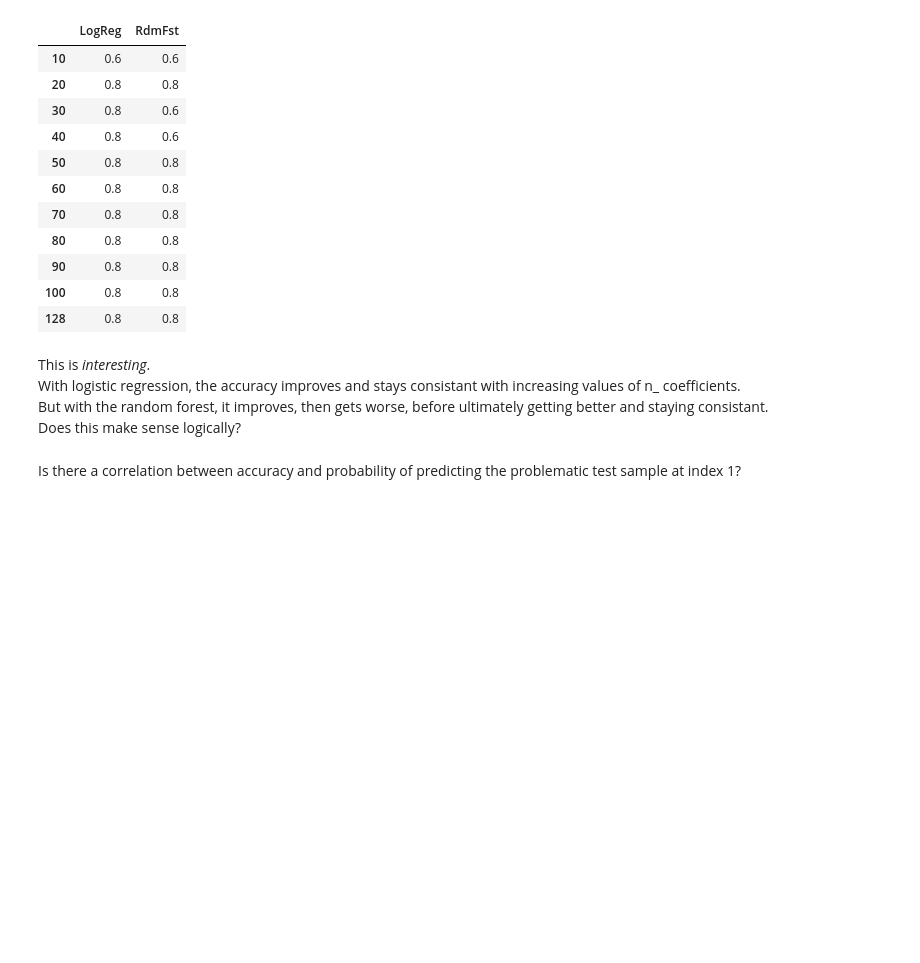
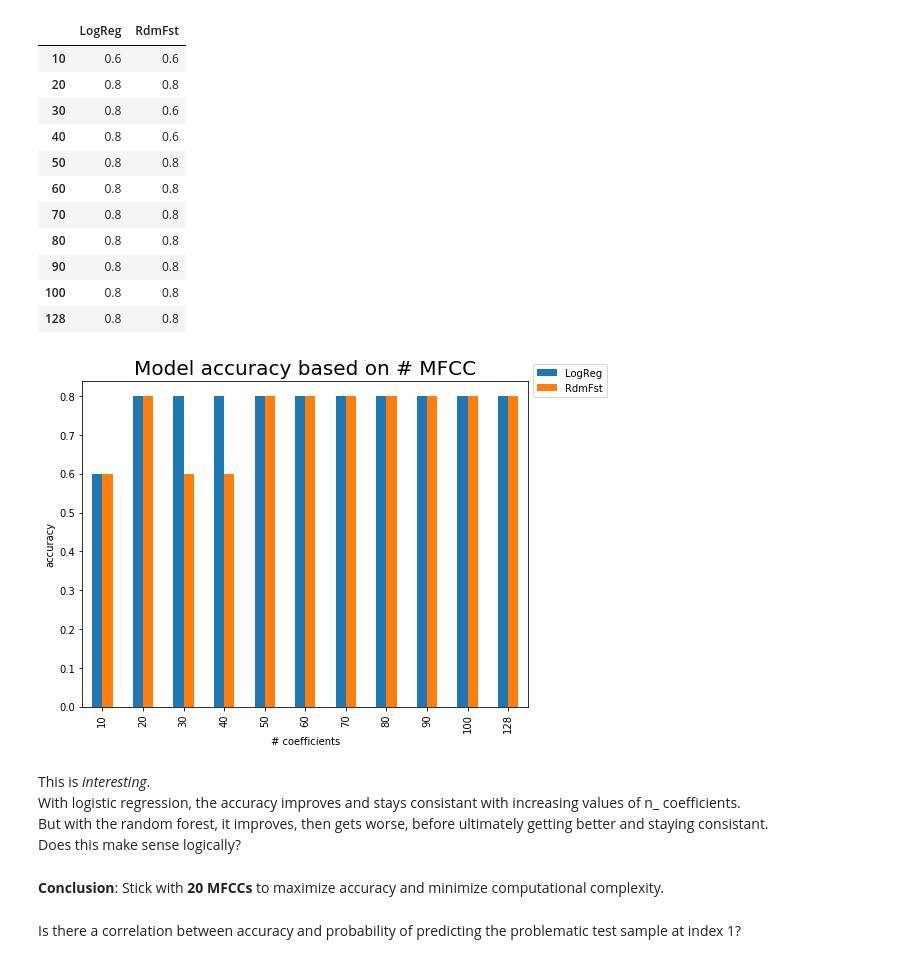
Before and after one commit to KatieBSC/TapDanceDecoder, a Jupyter notebook: notebooks/MVP_result_analysis.ipynb, the cells around one changed output. Saved outputs shown, nothing was run; the diff lists cells and outputs as text; code cells hidden in the pictures; blank space fills up the shorter version.

Commit message:
Add bar plot to MVP analysis

```diff
--- a/notebooks/MVP_result_analysis.ipynb
+++ b/notebooks/MVP_result_analysis.ipynb
@@ -100,8 +100,21 @@ accuracy
 | 90 | 0.8 | 0.8 |
 | 100 | 0.8 | 0.8 |
 | 128 | 0.8 | 0.8 |
+# %%
+#df = pd.DataFrame({'lab':['A', 'B', 'C'], 'val':[10, 30, 20]})
+#ax = df.plot.bar(x='lab', y='val', rot=0)
+
+ax = accuracy.plot.bar(figsize=(8,6))
+ax.legend(loc='center left', bbox_to_anchor=(1, 1))
+ax.set_xlabel('# coefficients');
+ax.set_ylabel('accuracy');
+ax.set_title('Model accuracy based on # MFCC', fontsize=20);
+# %% [output]
+[figure, added]
 # %% [markdown]
 This is *interesting*. <br/>With logistic regression, the accuracy improves and stays consistant with increasing values of n_ coefficients. <br/> But with the random forest, it improves, then gets worse, before ultimately getting better and staying consistant. <br/>Does this make sense logically?
+# %% [markdown]
+**Conclusion**: Stick with **20 MFCCs** to maximize accuracy and minimize computational complexity.
 # %% [markdown]
 Is there a correlation between accuracy and probability of predicting the problematic test sample at index 1?
 # %%
```
